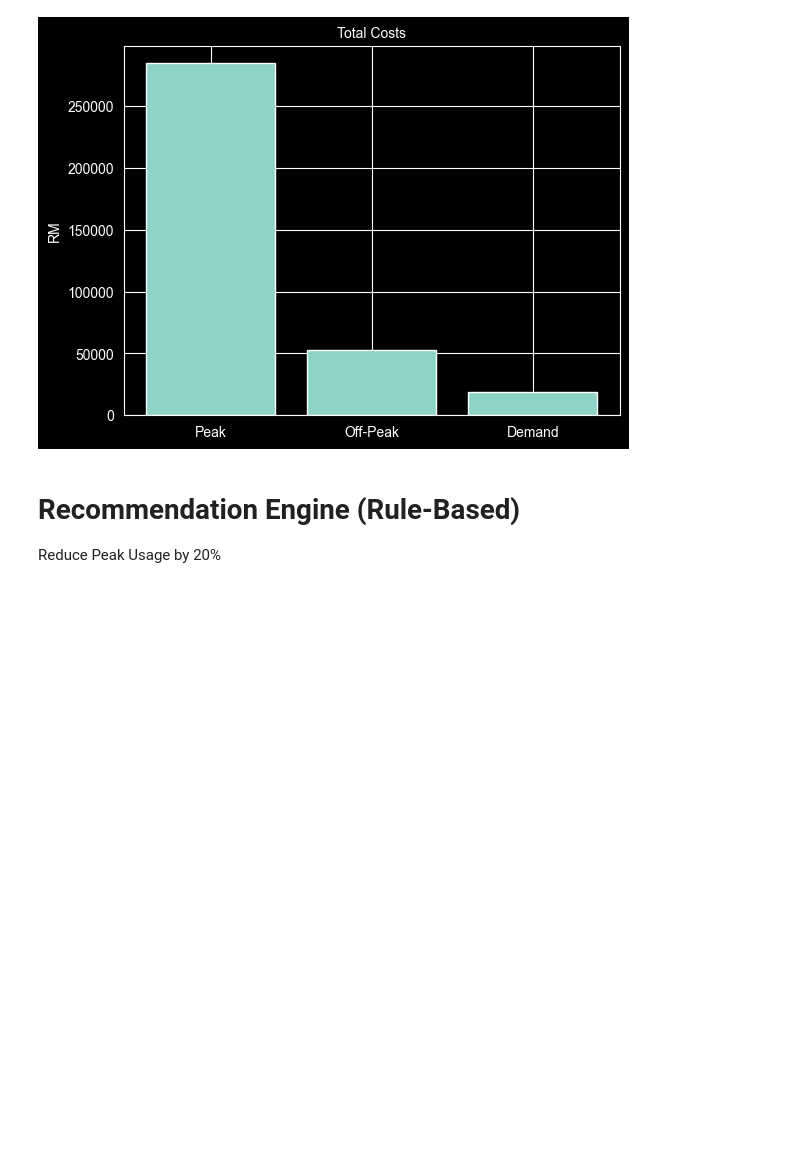
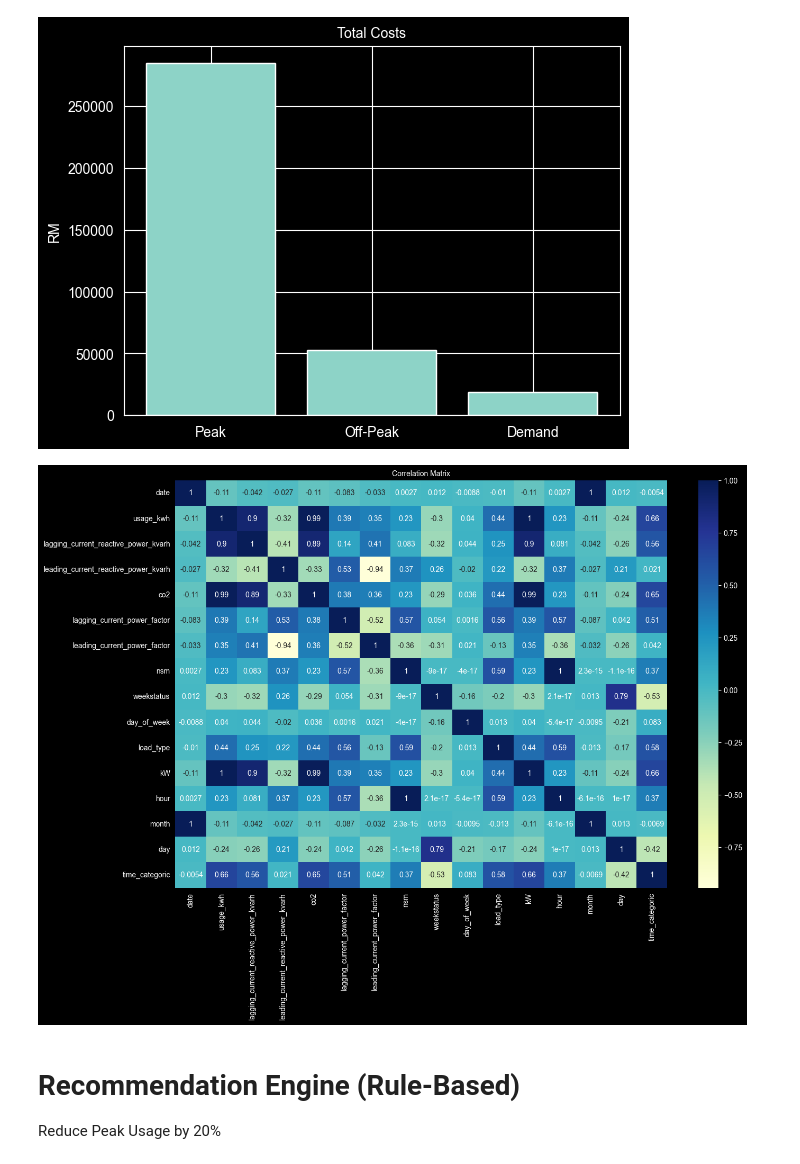
Before and after one commit to kaymansrinivasan/Steel-Industry-Energy-Consumption, a Jupyter notebook: notebook/book.ipynb, the cells around one changed output. Saved outputs shown, nothing was run; the diff lists cells and outputs as text; code cells hidden in the pictures; blank space fills up the shorter version.

```diff
--- a/notebook/book.ipynb
+++ b/notebook/book.ipynb
@@ -392,6 +392,19 @@ plt.ylabel("RM", size=10)
 plt.show()
 # %% [output]
 [figure]
+# %%
+from sklearn.preprocessing import *
+le = LabelEncoder()
+for col in df.columns:
+    if df[col].dtypes == "str":
+        df[col] = le.fit_transform(df[col])
+# %%
+figure(figsize=(15, 10))
+sns.heatmap(df.corr(), annot=True, cmap="YlGnBu")
+plt.title("Correlation Matrix", size=10)
+plt.show()
+# %% [output]
+[figure, added]
 # %% [markdown]
 # Recommendation Engine (Rule-Based)
 Reduce Peak Usage by 20%
```
Also changed, not shown: 1 other file.
